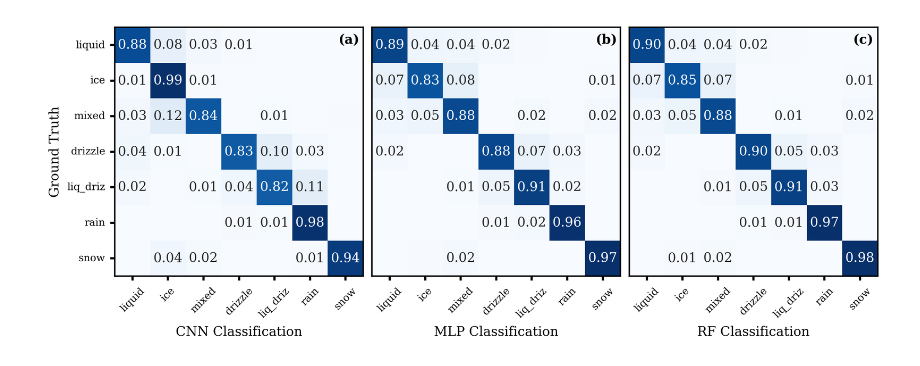
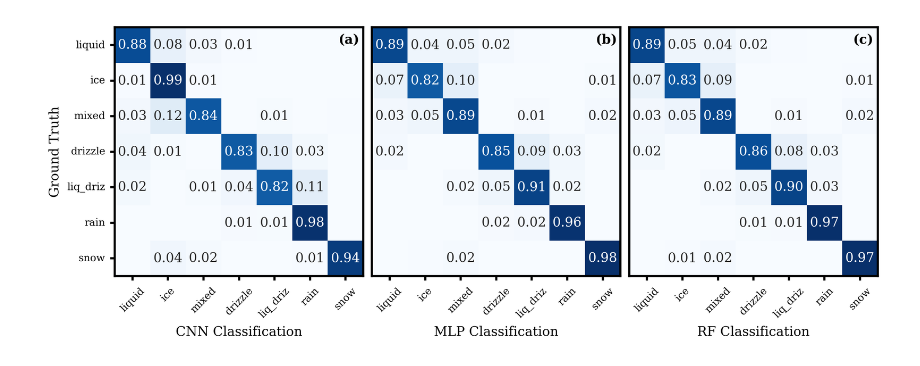
Before and after one commit to maxwelllevin/cloudphase-ml-amt, a Jupyter notebook: src/analysis/confusion_matrix.ipynb, the cells around one changed output. Saved outputs shown, nothing was run; the diff lists cells and outputs as text; code cells hidden in the pictures.

```diff
--- a/src/analysis/confusion_matrix.ipynb
+++ b/src/analysis/confusion_matrix.ipynb
@@ -36,4 +9,4 @@ def make_heatmap(ax, data, label):
 # %%
-df = pd.read_parquet("data/nsa_cloudy_predictions.parquet")
+df = pd.read_parquet("data/parallel_nsa_cloudy_predictions.parquet")
 df.head()
 # %% [output]
@@ -52,0 +21,7 @@ mlp = pd.crosstab(df["cloud_phase"], df["mlp"], normalize=normalize)
+# %%
+cnn_metrics = ConfusionMatrixMetrics(pred=df["cnn"], truth=df["cloud_phase"])
+cnn_dropout_metrics = ConfusionMatrixMetrics(pred=df["cnn_dropout"], truth=df["cloud_phase"])
+rf_balanced_metrics = ConfusionMatrixMetrics(pred=df["rf_balanced"], truth=df["cloud_phase"])
+mlp_balanced_metrics = ConfusionMatrixMetrics(pred=df["mlp_balanced"], truth=df["cloud_phase"])
+rf_imbalanced_metrics = ConfusionMatrixMetrics(pred=df["rf_imbalanced"], truth=df["cloud_phase"])
+mlp_imbalanced_metrics = ConfusionMatrixMetrics(pred=df["mlp_imbalanced"], truth=df["cloud_phase"])
@@ -53,36 +47,32 @@ mlp = pd.crosstab(df["cloud_phase"], df["mlp"], normalize=normalize)
 # %%
+fig, axs = plt.subplots(figsize=(8, 6), ncols=3, layout="constrained")
 
-fig, axs = plt.subplots(
-    figsize=(8, 6),
-    ncols=3,
-    # sharey=True,
-    layout="constrained",
-)
-
-make_heatmap(axs[0], data=cnn, label="CNN")
-make_heatmap(axs[1], data=mlp, label="MLP")
-make_heatmap(axs[2], data=rf, label="RF")
+cnn_metrics.plot(axs[0], norm="index", pred_label="CNN Classification")
+mlp_balanced_metrics.plot(axs[1], norm="index", pred_label="MLP Classification")
+rf_balanced_metrics.plot(axs[2], norm="index", pred_label="RF Classification")
 
 for i, ax in enumerate(axs.flat):
+    if i != 0:
+        ax.set_ylabel("")
     ax.xaxis.set_tick_params(rotation=45)
     ax.text(
         x=0.9,
         y=0.975,
         transform=ax.transAxes,
         s=letter_labels[i],
         verticalalignment="top",
         horizontalalignment="left",
         fontweight="bold",
         fontsize=9,
     )
 
 
 axs[1].yaxis.set_ticks([])
 axs[2].yaxis.set_ticks([])
 
 axs[0].set_ylabel("Ground Truth")
 
-fig.savefig("figures/nsa_confusion.png")
+fig.savefig("figures/new_nsa_confusion.png")
 fig.show()
 # %% [output]
-[figure, old version]
+[figure, new version]
```
Also changed, not shown: parts of 9 cells of this notebook, 7 other files.
